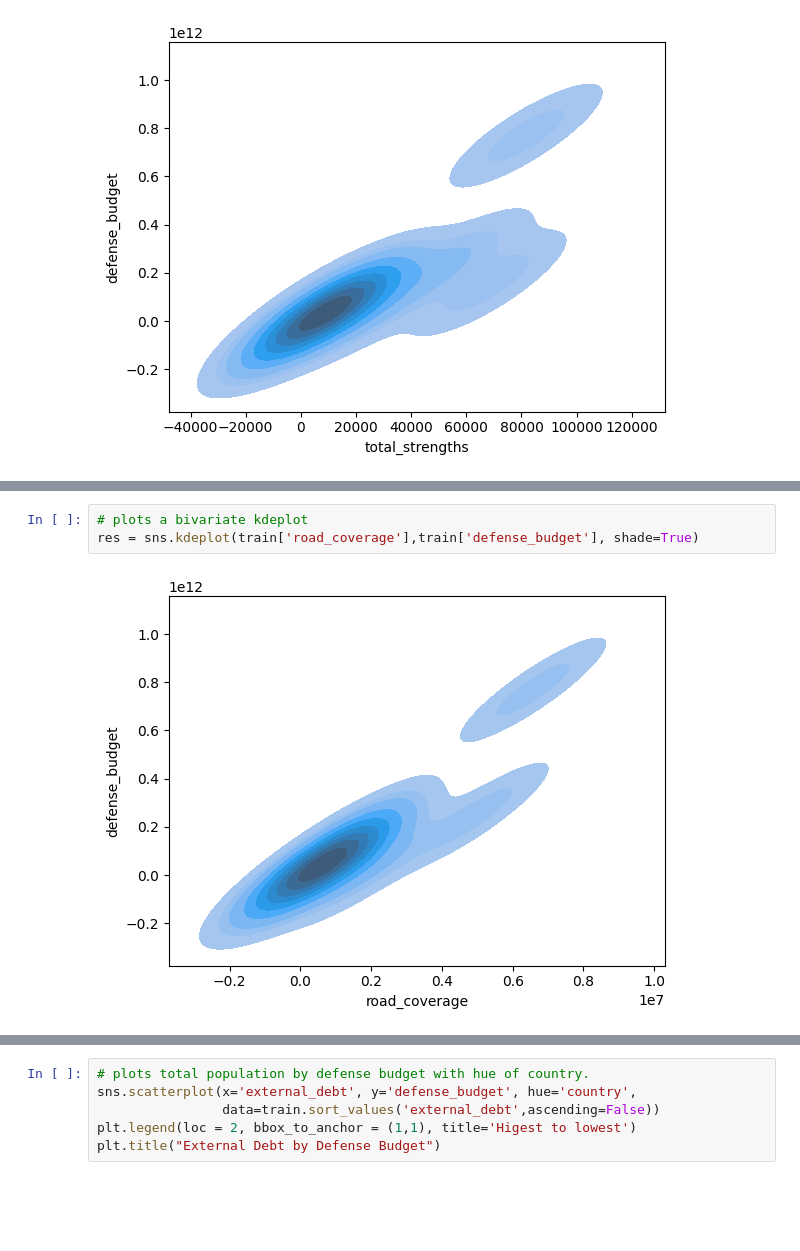
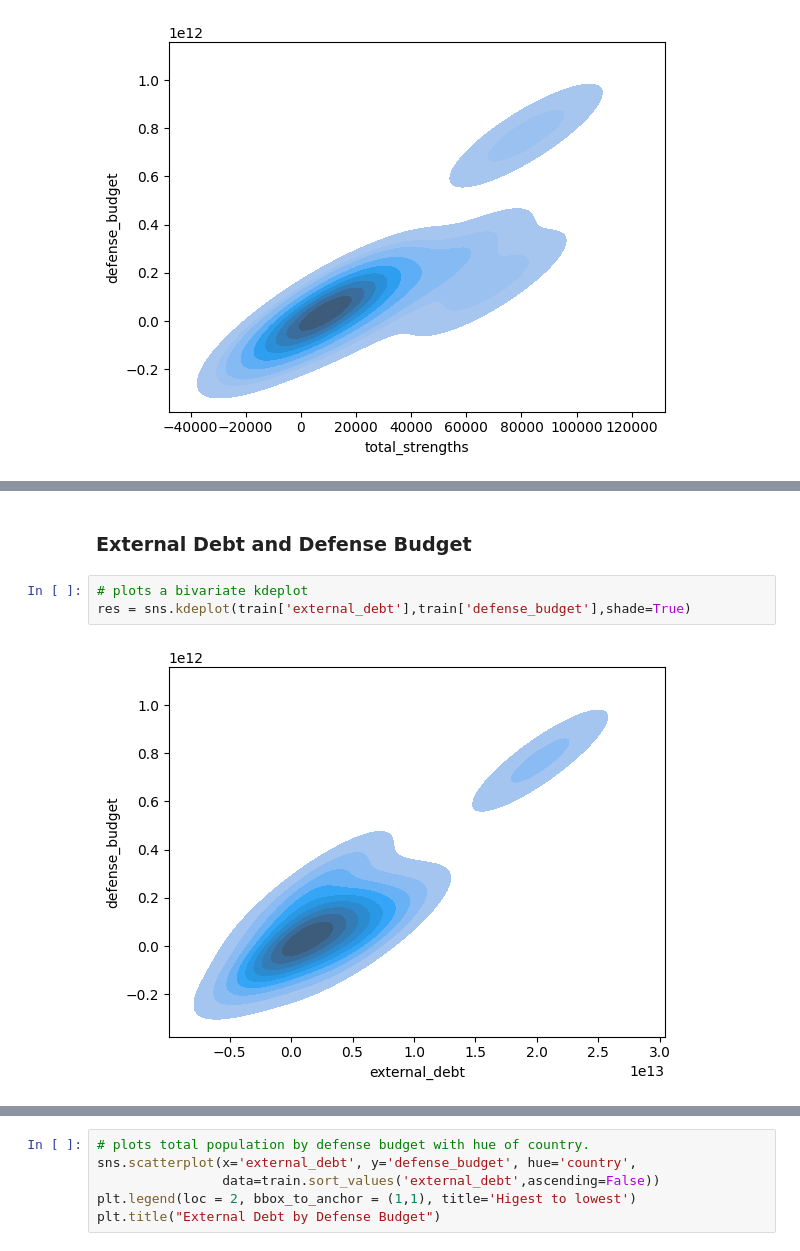
Before and after one commit to raycerna/military-firepower, a Jupyter notebook: final_report.ipynb, the cells around one changed output, grey strips where cells are left out. Cells and saved outputs as stored; diff of their text form; blank space fills up the shorter version.

```diff
--- a/final_report.ipynb
+++ b/final_report.ipynb
@@ -241,5 +239,7 @@ Text(0.5, 1.0, 'Oil Consumption Defense Budget by Country')
+# %% [markdown]
+### External Debt and Defense Budget
 # %%
 # plots a bivariate kdeplot
-res = sns.kdeplot(train['road_coverage'],train['defense_budget'], shade=True)
+res = sns.kdeplot(train['external_debt'],train['defense_budget'],shade=True)
 # %% [output]
-[figure, old version]
+[figure, new version]
```
Also changed, not shown: parts of 65 cells of this notebook.
